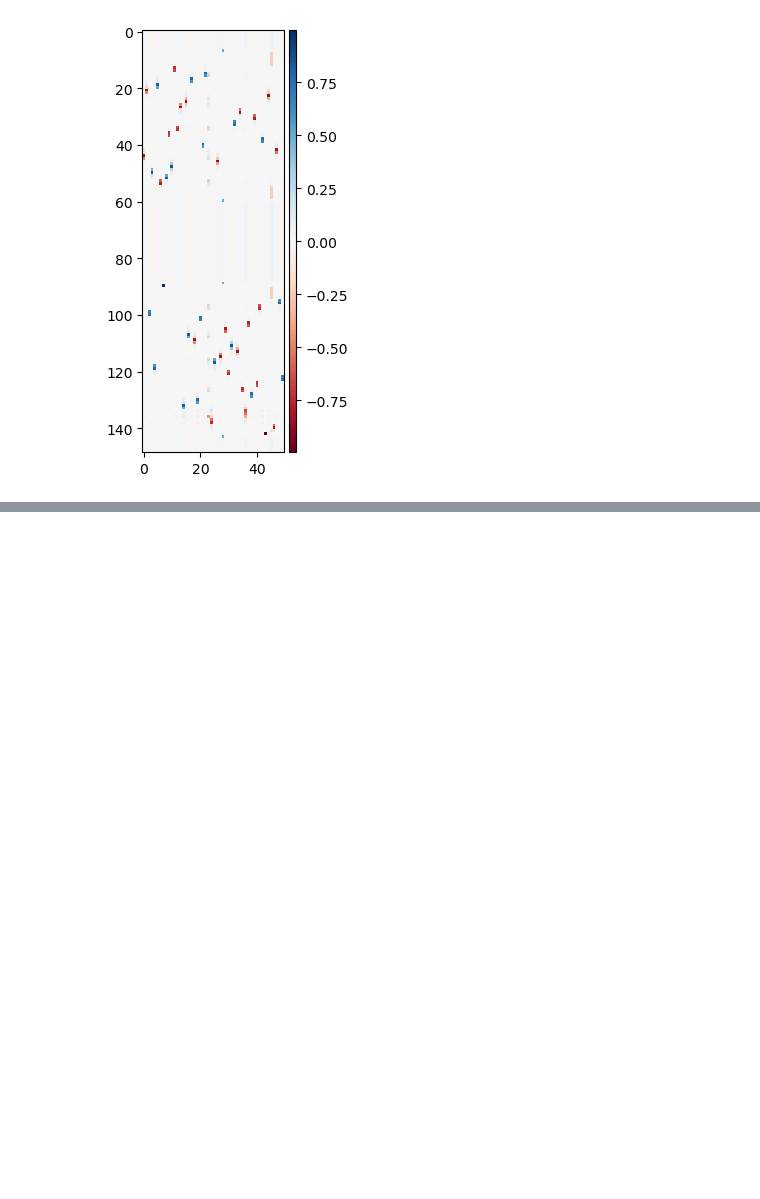
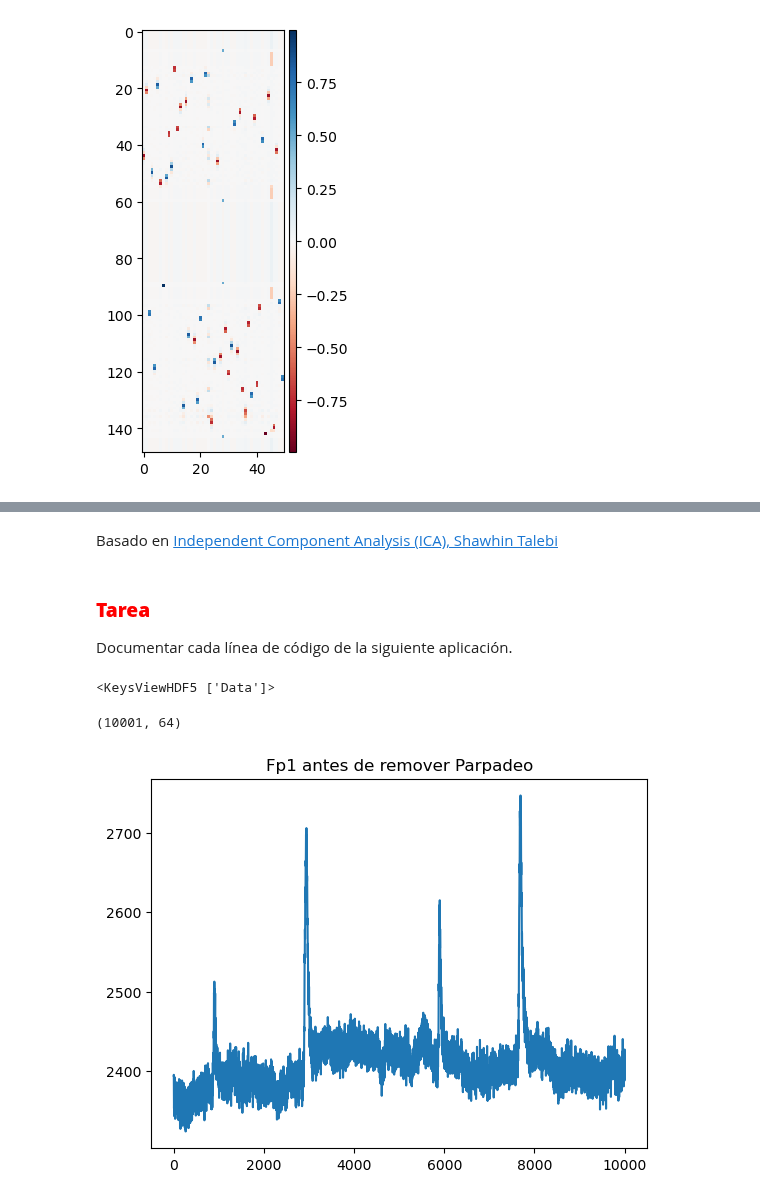
Before and after one commit to AprendizajeProfundo/diplomado-ciencia-de-datos, a Jupyter notebook: Reduccion-dimension-visualizacion/Cuadernos/rd_0040_ICA.ipynb, the cells around one changed output, grey strips where cells are left out. Cells and saved outputs as stored; diff of their text form; code cells hidden in the pictures; blank space fills up the shorter version.

```diff
--- a/Reduccion-dimension-visualizacion/Cuadernos/rd_0040_ICA.ipynb
+++ b/Reduccion-dimension-visualizacion/Cuadernos/rd_0040_ICA.ipynb
@@ -215,0 +218,17 @@ show()
+# %% [markdown]
+Basado en [Independent Component Analysis (ICA), Shawhin Talebi](https://towardsdatascience.com/independent-component-analysis-ica-a3eba0ccec35)
+# %% [markdown]
+### <span style="color:red">**Tarea**</span>
+
+Documentar cada línea de código de la siguiente aplicación.
+# %%
+import h5py
+with h5py.File('../Datos/EEG_data.mat', 'r') as f:
+    print(f.keys())
+    data = f['Data'][:].T
+# %% [output]
+<KeysViewHDF5 ['Data']>
+# %%
+data.shape
+# %% [output]
+(10001, 64)
@@ -215,0 +237,5 @@ show()
+# %%
+plt.plot(data[:,0])
+plt.title('Fp1 antes de remover Parpadeo');
+# %% [output]
+[figure, added]
```
Also changed, not shown: parts of 17 cells of this notebook, 3 other files.
